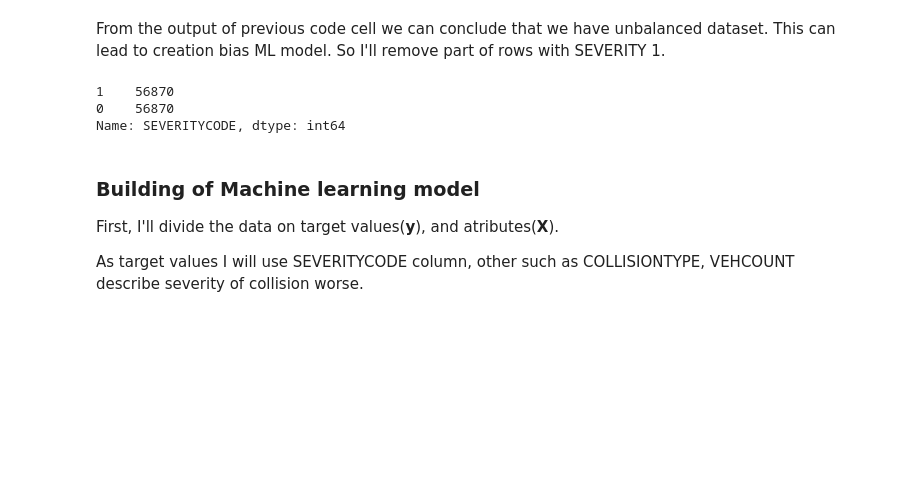
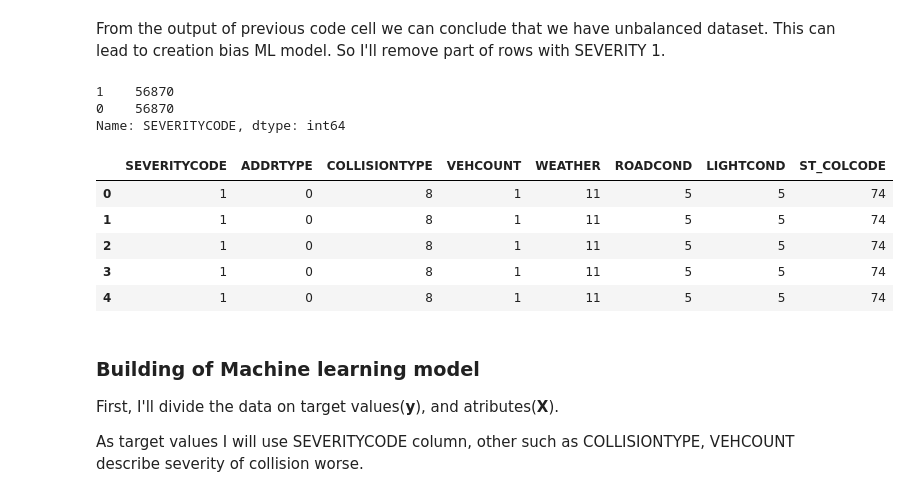
Before and after one commit to Boreico/Coursera_Capstone, a Jupyter notebook: Coursera_Capstone.ipynb, the cells around one changed output. Drawn from its saved outputs; the diff is of its cells as text; code cells hidden in the pictures; blank space fills up the shorter version.

```diff
--- a/Coursera_Capstone.ipynb
+++ b/Coursera_Capstone.ipynb
@@ -144,13 +144,20 @@ From the output of previous code cell we can conclude that we have unbalanced da
 # %%
 df_sorted=df.sort_values('SEVERITYCODE')
 df0=df_sorted.iloc[:56870]
 df1=df_sorted.iloc[130634:]
 fdf=pd.merge(df1, df0, how='outer')
-fdf['SEVERITYCODE'].value_counts()
+print(fdf['SEVERITYCODE'].value_counts())
+fdf.head()
 # %% [output]
 1    56870
 0    56870
 Name: SEVERITYCODE, dtype: int64
+|  | SEVERITYCODE | ADDRTYPE | COLLISIONTYPE | VEHCOUNT | WEATHER | ROADCOND | LIGHTCOND | ST_COLCODE |
+| 0 | 1 | 0 | 8 | 1 | 11 | 5 | 5 | 74 |
+| 1 | 1 | 0 | 8 | 1 | 11 | 5 | 5 | 74 |
+| 2 | 1 | 0 | 8 | 1 | 11 | 5 | 5 | 74 |
+| 3 | 1 | 0 | 8 | 1 | 11 | 5 | 5 | 74 |
+| 4 | 1 | 0 | 8 | 1 | 11 | 5 | 5 | 74 |
 # %% [markdown]
 ### Building of Machine learning model
 
```
Also changed, not shown: parts of 6 cells of this notebook.
